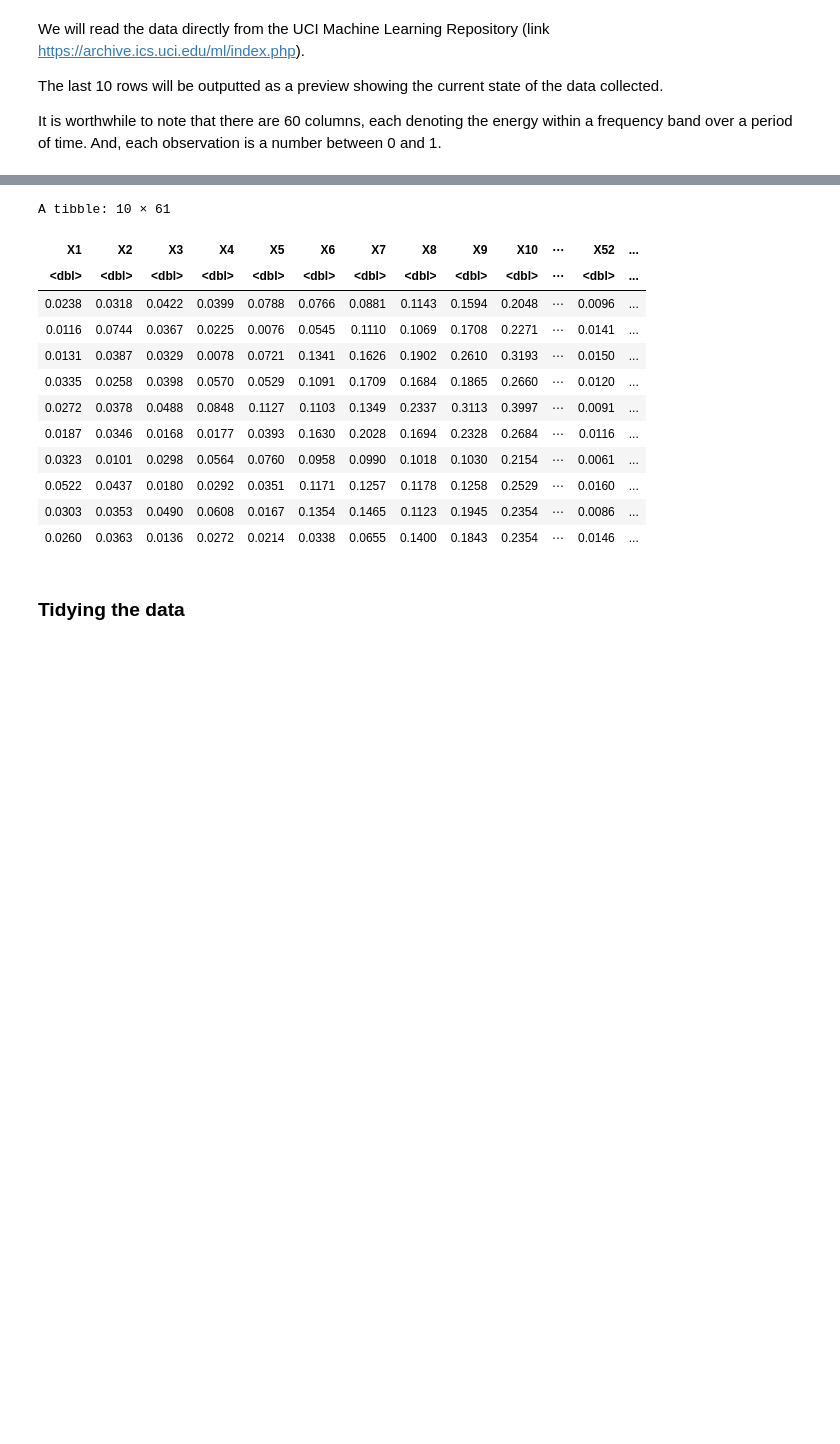
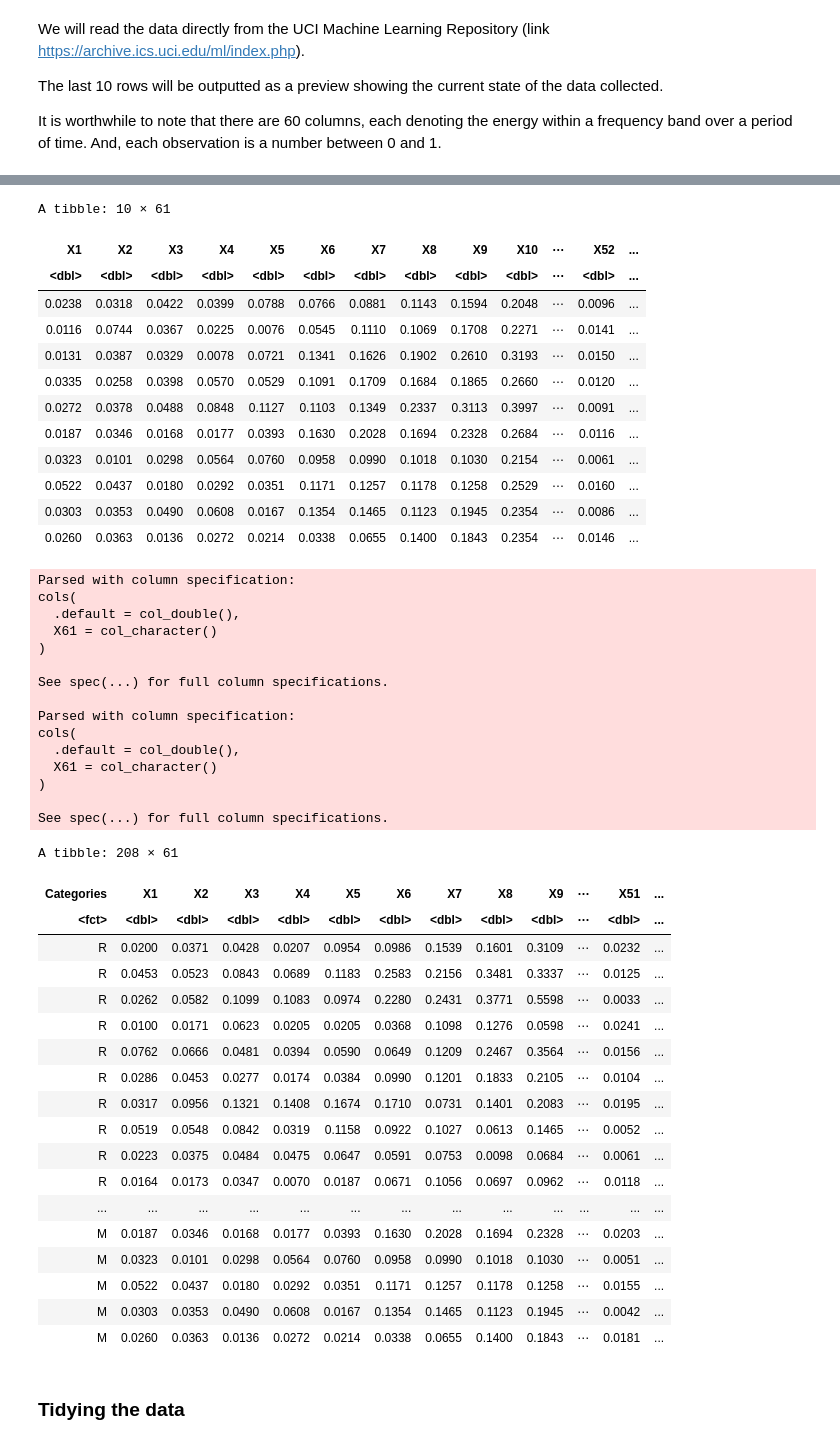
Before and after one commit to ryanarnouk/dsci-100-project, a Jupyter notebook: proposal.ipynb, the cells around one changed output, grey strips where cells are left out. Saved outputs shown, nothing was run; the diff lists cells and outputs as text; code cells hidden in the pictures; blank space fills up the shorter version.

Commit message:
Tidy data

```diff
--- a/proposal.ipynb
+++ b/proposal.ipynb
@@ -55,26 +55,69 @@ It is worthwhile to note that there are 60 columns, each denoting the energy wit
 # %%
 data <- read_csv("https://archive.ics.uci.edu/ml/machine-learning-databases/undocumented/connectionist-bench/sonar/sonar.all-data", col_names=FALSE)
 tail(data, 10)
+
+data1 <- read_csv("https://archive.ics.uci.edu/ml/machine-learning-databases/undocumented/connectionist-bench/sonar/sonar.all-data", col_names=FALSE) %>%
+    select(-X61)
+Categories <- read_csv("https://archive.ics.uci.edu/ml/machine-learning-databases/undocumented/connectionist-bench/sonar/sonar.all-data", col_names=FALSE) %>%
+    pull(X61)
+
+sonar_data <- tibble(Categories, data1) %>%
+    mutate(Categories = as_factor(Categories))
+sonar_data
 # %% [output]
 Parsed with column specification:
 cols(
   .default = col_double(),
   X61 = col_character()
 )
 
 See spec(...) for full column specifications.
 A tibble: 10 × 61
 | X1 | X2 | X3 | X4 | X5 | X6 | X7 | X8 | X9 | X10 | ⋯ | X52 | ... |
 | <dbl> | <dbl> | <dbl> | <dbl> | <dbl> | <dbl> | <dbl> | <dbl> | <dbl> | <dbl> | ⋯ | <dbl> | ... |
 | 0.0238 | 0.0318 | 0.0422 | 0.0399 | 0.0788 | 0.0766 | 0.0881 | 0.1143 | 0.1594 | 0.2048 | ⋯ | 0.0096 | ... |
 | 0.0116 | 0.0744 | 0.0367 | 0.0225 | 0.0076 | 0.0545 | 0.1110 | 0.1069 | 0.1708 | 0.2271 | ⋯ | 0.0141 | ... |
 | 0.0131 | 0.0387 | 0.0329 | 0.0078 | 0.0721 | 0.1341 | 0.1626 | 0.1902 | 0.2610 | 0.3193 | ⋯ | 0.0150 | ... |
 | 0.0335 | 0.0258 | 0.0398 | 0.0570 | 0.0529 | 0.1091 | 0.1709 | 0.1684 | 0.1865 | 0.2660 | ⋯ | 0.0120 | ... |
 | 0.0272 | 0.0378 | 0.0488 | 0.0848 | 0.1127 | 0.1103 | 0.1349 | 0.2337 | 0.3113 | 0.3997 | ⋯ | 0.0091 | ... |
 | 0.0187 | 0.0346 | 0.0168 | 0.0177 | 0.0393 | 0.1630 | 0.2028 | 0.1694 | 0.2328 | 0.2684 | ⋯ | 0.0116 | ... |
 | 0.0323 | 0.0101 | 0.0298 | 0.0564 | 0.0760 | 0.0958 | 0.0990 | 0.1018 | 0.1030 | 0.2154 | ⋯ | 0.0061 | ... |
 | 0.0522 | 0.0437 | 0.0180 | 0.0292 | 0.0351 | 0.1171 | 0.1257 | 0.1178 | 0.1258 | 0.2529 | ⋯ | 0.0160 | ... |
 | 0.0303 | 0.0353 | 0.0490 | 0.0608 | 0.0167 | 0.1354 | 0.1465 | 0.1123 | 0.1945 | 0.2354 | ⋯ | 0.0086 | ... |
 | 0.0260 | 0.0363 | 0.0136 | 0.0272 | 0.0214 | 0.0338 | 0.0655 | 0.1400 | 0.1843 | 0.2354 | ⋯ | 0.0146 | ... |
+Parsed with column specification:
+cols(
+  .default = col_double(),
+  X61 = col_character()
+)
+
+See spec(...) for full column specifications.
+
+Parsed with column specification:
+cols(
+  .default = col_double(),
+  X61 = col_character()
+)
+
+See spec(...) for full column specifications.
+A tibble: 208 × 61
+| Categories | X1 | X2 | X3 | X4 | X5 | X6 | X7 | X8 | X9 | ⋯ | X51 | ... |
+| <fct> | <dbl> | <dbl> | <dbl> | <dbl> | <dbl> | <dbl> | <dbl> | <dbl> | <dbl> | ⋯ | <dbl> | ... |
+| R | 0.0200 | 0.0371 | 0.0428 | 0.0207 | 0.0954 | 0.0986 | 0.1539 | 0.1601 | 0.3109 | ⋯ | 0.0232 | ... |
+| R | 0.0453 | 0.0523 | 0.0843 | 0.0689 | 0.1183 | 0.2583 | 0.2156 | 0.3481 | 0.3337 | ⋯ | 0.0125 | ... |
+| R | 0.0262 | 0.0582 | 0.1099 | 0.1083 | 0.0974 | 0.2280 | 0.2431 | 0.3771 | 0.5598 | ⋯ | 0.0033 | ... |
+| R | 0.0100 | 0.0171 | 0.0623 | 0.0205 | 0.0205 | 0.0368 | 0.1098 | 0.1276 | 0.0598 | ⋯ | 0.0241 | ... |
+| R | 0.0762 | 0.0666 | 0.0481 | 0.0394 | 0.0590 | 0.0649 | 0.1209 | 0.2467 | 0.3564 | ⋯ | 0.0156 | ... |
+| R | 0.0286 | 0.0453 | 0.0277 | 0.0174 | 0.0384 | 0.0990 | 0.1201 | 0.1833 | 0.2105 | ⋯ | 0.0104 | ... |
+| R | 0.0317 | 0.0956 | 0.1321 | 0.1408 | 0.1674 | 0.1710 | 0.0731 | 0.1401 | 0.2083 | ⋯ | 0.0195 | ... |
+| R | 0.0519 | 0.0548 | 0.0842 | 0.0319 | 0.1158 | 0.0922 | 0.1027 | 0.0613 | 0.1465 | ⋯ | 0.0052 | ... |
+| R | 0.0223 | 0.0375 | 0.0484 | 0.0475 | 0.0647 | 0.0591 | 0.0753 | 0.0098 | 0.0684 | ⋯ | 0.0061 | ... |
+| R | 0.0164 | 0.0173 | 0.0347 | 0.0070 | 0.0187 | 0.0671 | 0.1056 | 0.0697 | 0.0962 | ⋯ | 0.0118 | ... |
+| ... | ... | ... | ... | ... | ... | ... | ... | ... | ... | ... | ... | ... |
+| M | 0.0187 | 0.0346 | 0.0168 | 0.0177 | 0.0393 | 0.1630 | 0.2028 | 0.1694 | 0.2328 | ⋯ | 0.0203 | ... |
+| M | 0.0323 | 0.0101 | 0.0298 | 0.0564 | 0.0760 | 0.0958 | 0.0990 | 0.1018 | 0.1030 | ⋯ | 0.0051 | ... |
+| M | 0.0522 | 0.0437 | 0.0180 | 0.0292 | 0.0351 | 0.1171 | 0.1257 | 0.1178 | 0.1258 | ⋯ | 0.0155 | ... |
+| M | 0.0303 | 0.0353 | 0.0490 | 0.0608 | 0.0167 | 0.1354 | 0.1465 | 0.1123 | 0.1945 | ⋯ | 0.0042 | ... |
+| M | 0.0260 | 0.0363 | 0.0136 | 0.0272 | 0.0214 | 0.0338 | 0.0655 | 0.1400 | 0.1843 | ⋯ | 0.0181 | ... |
 # %% [markdown]
 ### Tidying the data
```
